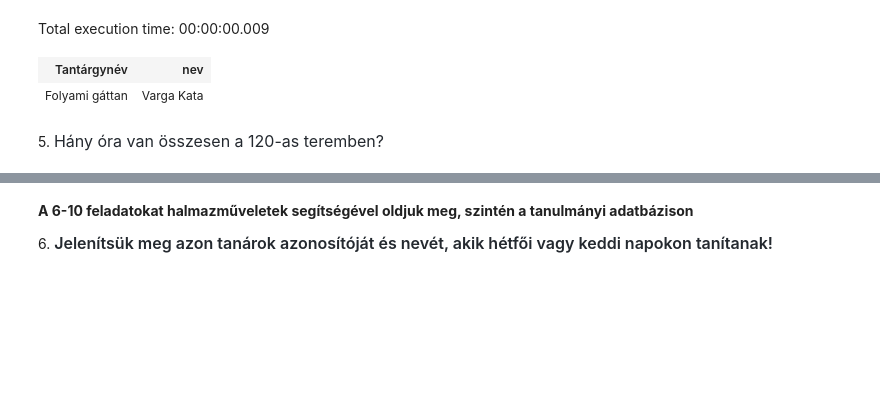
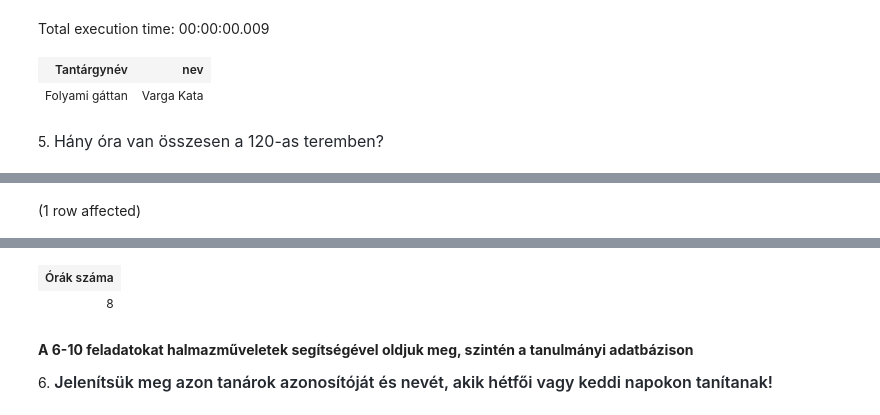
Before and after one commit to varadikitti/sqlgyak03, a Jupyter notebook: gyakorlat03_feladatok.ipynb, the cells around one changed output, grey strips where cells are left out. Saved outputs shown, nothing was run; the diff lists cells and outputs as text; code cells hidden in the pictures; blank space fills up the shorter version.

```diff
--- a/gyakorlat03_feladatok.ipynb
+++ b/gyakorlat03_feladatok.ipynb
@@ -107,0 +104,6 @@ Total execution time: 00:00:00
+# %%
+SELECT COUNT(*) AS 'Órák száma'
+FROM Orak JOIN Termek ON Orak.terem = Termek.Tkód
+WHERE Termek.Terem = '120'
+# %% [output]
+(1 row affected)
@@ -108,3 +111,5 @@ Total execution time: 00:00:00
+| Órák száma |
+| 8 |
 # %% [markdown]
 **A 6-10 feladatokat halmazműveletek segítségével oldjuk meg, szintén a tanulmányi adatbázison**
 
```
Also changed, not shown: parts of 3 cells of this notebook.
